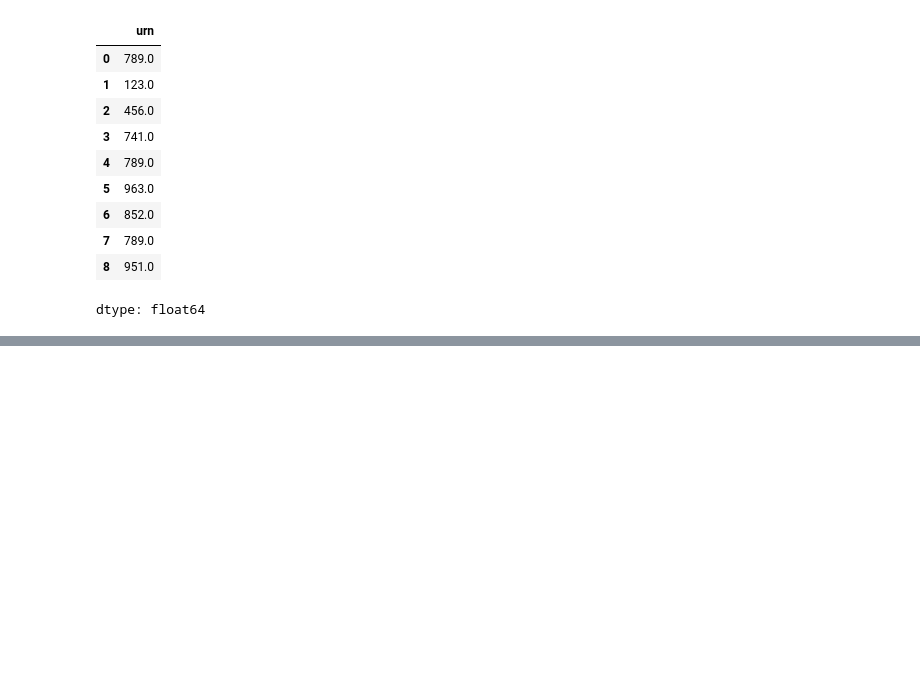
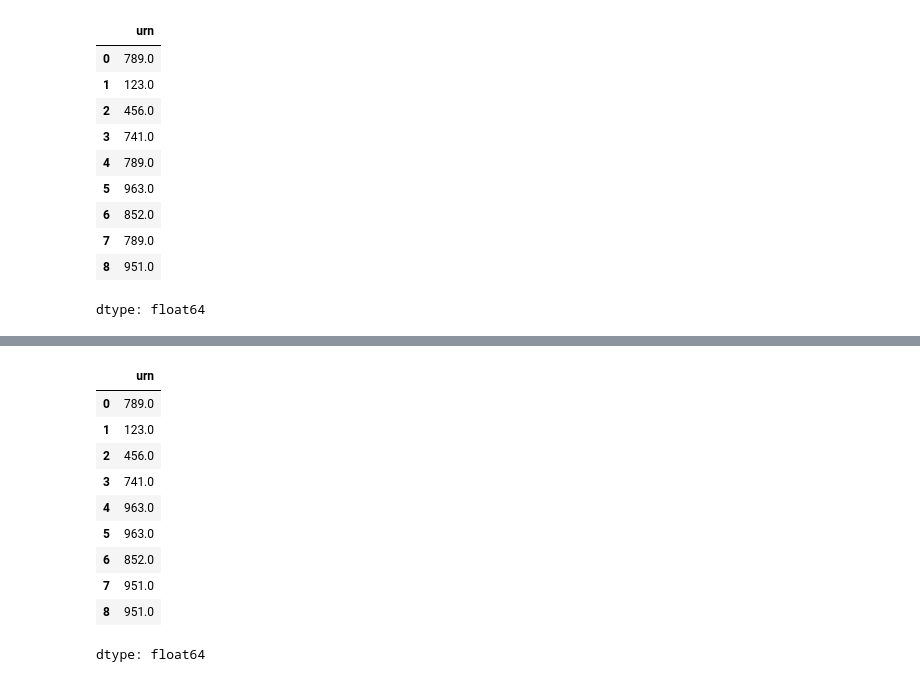
Before and after one commit to kailashchaudhary-p/Data-Science-Learning, a Jupyter notebook: Pandas/chapter 1/Untitled.ipynb, the cells around one changed output, grey strips where cells are left out. Drawn from its saved outputs; the diff is of its cells as text; code cells hidden in the pictures; blank space fills up the shorter version.

```diff
--- a/Pandas/chapter 1/Untitled.ipynb
+++ b/Pandas/chapter 1/Untitled.ipynb
@@ -362,0 +376,14 @@ dtype: float64
+# %%
+df2['urn'].fillna(method='bfill')
+# %% [output]
+|  | urn |
+| 0 | 789.0 |
+| 1 | 123.0 |
+| 2 | 456.0 |
+| 3 | 741.0 |
+| 4 | 963.0 |
+| 5 | 963.0 |
+| 6 | 852.0 |
+| 7 | 951.0 |
+| 8 | 951.0 |
+dtype: float64
```
Also changed, not shown: parts of 4 cells of this notebook.
